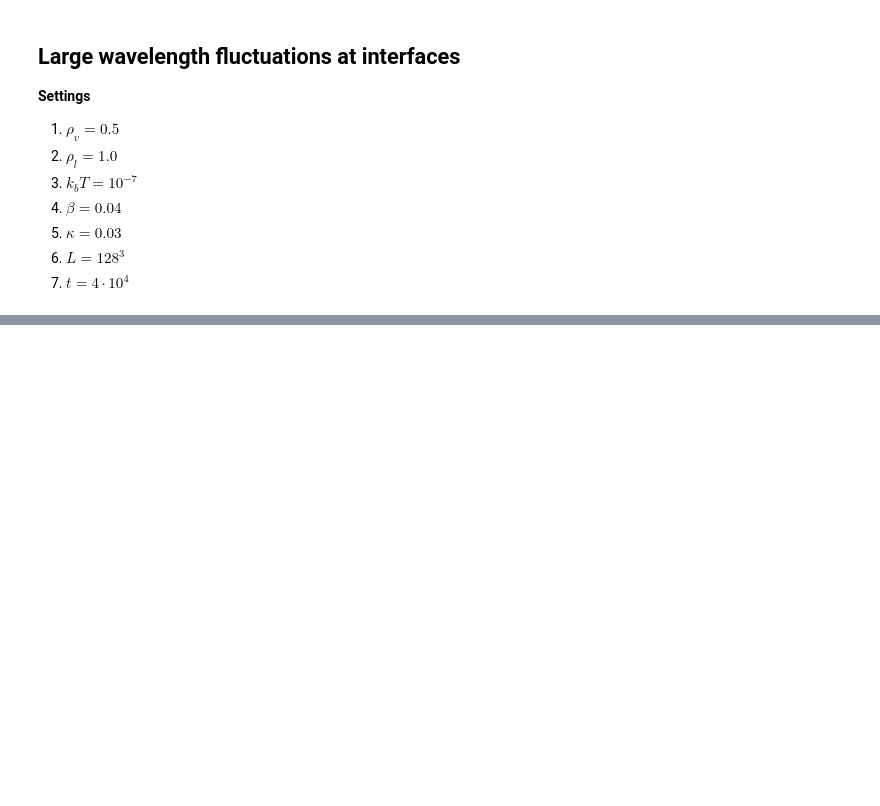
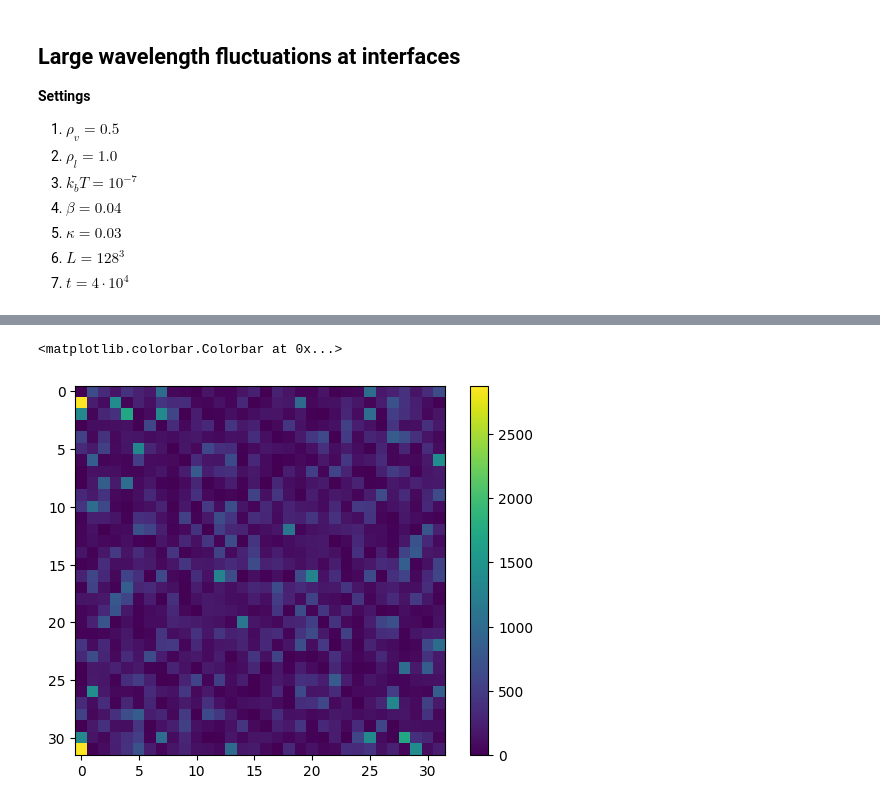
Before and after one commit to nkarthi95/LBMeX, a Jupyter notebook: src_lbm/gross_validation/gross_validation.ipynb, the cells around one changed output, grey strips where cells are left out. Cells and saved outputs as stored; diff of their text form; code cells hidden in the pictures; blank space fills up the shorter version.

Commit message:
added generalized fourier transform wave vector operator and starting to look at interface fluctuations

```diff
--- a/src_lbm/gross_validation/gross_validation.ipynb
+++ b/src_lbm/gross_validation/gross_validation.ipynb
@@ -1267,0 +1274,31 @@ plt.plot([0.75]*L, 'k-')
+# %%
+from scipy.signal import find_peaks
+
+def interface_height(density):
+    L = min(density.shape)
+    lo_min = L//4
+    hi_max = 3*(L//4)
+
+    test = density[lo_min:hi_max, :, :]
+    height_func = np.zeros(test.shape[1:])
+
+    for y in range(test.shape[1]):
+        for z in range(test.shape[2]):
+            slc = test[:, y, z]
+            slc_grad = np.abs(np.gradient(slc))
+            peak_idx = find_peaks(slc_grad, prominence=0.08)[0][0]
+            height_func[y, z] = peak_idx + L//4
+    return height_func
+
+
+rhos = yt.load(savedir+"hydro_plt*")
+heights_k = np.zeros(rho0.shape[1:], dtype = np.complex128)
+
+for i in range(len(rhos)):
+    rho = np.array(rhos[idx].all_data()[('boxlib', 'rho')]).reshape(L, L, L)
+    h = interface_height(rho)
+    h_k = fft.fftn(h)
+    heights_k += h_k*h_k.conjugate()
+
+heights_k = np.abs(heights_k)
+heights_k /= len(rhos)
@@ -1267,0 +1323,9 @@ plt.plot([0.75]*L, 'k-')
+# %%
+test = heights_k.copy()
+test[0, 0] = 0
+
+plt.imshow(test)# vmin = 62, vmax = 64)
+plt.colorbar()
+# %% [output]
+<matplotlib.colorbar.Colorbar at 0x...>
+[figure, added]
```
Also changed, not shown: parts of 15 cells of this notebook, 4 other files.
